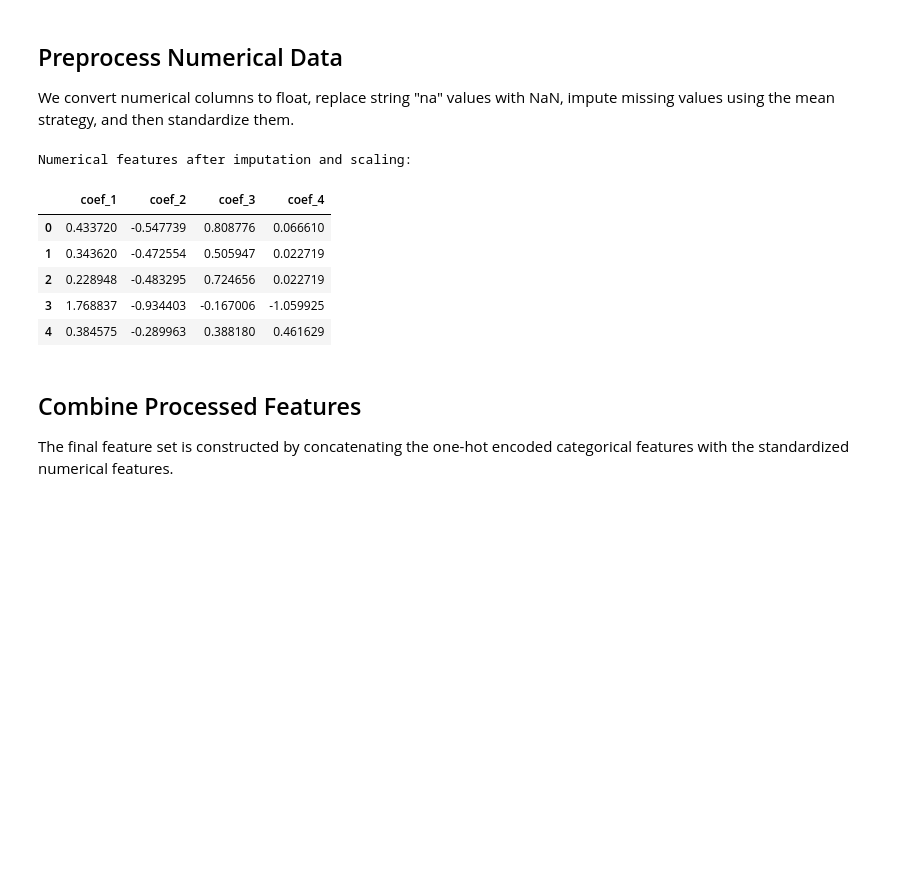
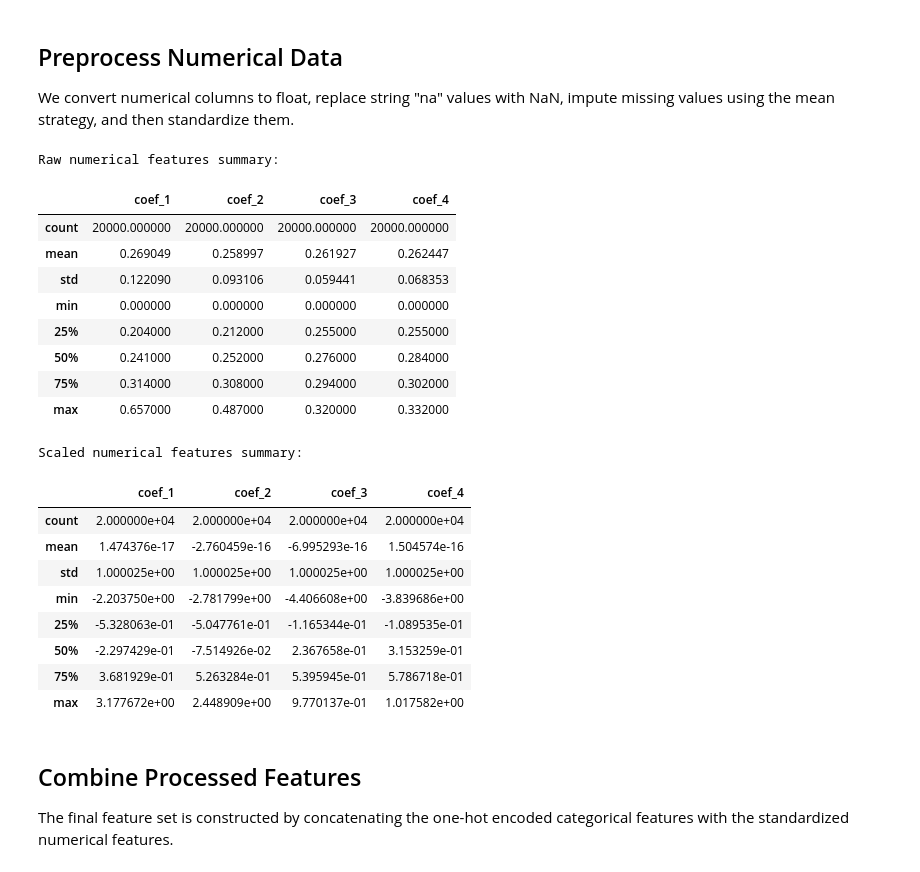
Before and after one commit to NicolasUdea/ia-eda-analysis, a Jupyter notebook: 02 - preprocesado.ipynb, the cells around one changed output. Cells and saved outputs as stored; diff of their text form; code cells hidden in the pictures; blank space fills up the shorter version.

```diff
--- a/02 - preprocesado.ipynb
+++ b/02 - preprocesado.ipynb
@@ -81,21 +81,39 @@ Categorical features after one-hot encoding:
 We convert numerical columns to float, replace string "na" values with NaN, impute missing values using the mean strategy, and then standardize them.
 # %%
 X_num = X_sample_filled[num_cols].replace("na", np.nan).astype(float)
+# Summary of raw numerical data
+print("Raw numerical features summary:")
+display(X_num.describe())
+
 imputer = SimpleImputer(strategy="mean")
 X_num_imputed = imputer.fit_transform(X_num)
 
 scaler = StandardScaler()
 X_num_scaled = scaler.fit_transform(X_num_imputed)
-print("Numerical features after imputation and scaling:")
-display(pd.DataFrame(X_num_scaled, columns=num_cols).head())
+# Summary after scaling
+print("Scaled numerical features summary:")
+display(pd.DataFrame(X_num_scaled, columns=num_cols).describe())
 # %% [output]
-Numerical features after imputation and scaling:
+Raw numerical features summary:
 |  | coef_1 | coef_2 | coef_3 | coef_4 |
-| 0 | 0.433720 | -0.547739 | 0.808776 | 0.066610 |
-| 1 | 0.343620 | -0.472554 | 0.505947 | 0.022719 |
-| 2 | 0.228948 | -0.483295 | 0.724656 | 0.022719 |
-| 3 | 1.768837 | -0.934403 | -0.167006 | -1.059925 |
-| 4 | 0.384575 | -0.289963 | 0.388180 | 0.461629 |
+| count | 20000.000000 | 20000.000000 | 20000.000000 | 20000.000000 |
+| mean | 0.269049 | 0.258997 | 0.261927 | 0.262447 |
+| std | 0.122090 | 0.093106 | 0.059441 | 0.068353 |
+| min | 0.000000 | 0.000000 | 0.000000 | 0.000000 |
+| 25% | 0.204000 | 0.212000 | 0.255000 | 0.255000 |
+| 50% | 0.241000 | 0.252000 | 0.276000 | 0.284000 |
+| 75% | 0.314000 | 0.308000 | 0.294000 | 0.302000 |
+| max | 0.657000 | 0.487000 | 0.320000 | 0.332000 |
+Scaled numerical features summary:
+|  | coef_1 | coef_2 | coef_3 | coef_4 |
+| count | 2.000000e+04 | 2.000000e+04 | 2.000000e+04 | 2.000000e+04 |
+| mean | 1.474376e-17 | -2.760459e-16 | -6.995293e-16 | 1.504574e-16 |
+| std | 1.000025e+00 | 1.000025e+00 | 1.000025e+00 | 1.000025e+00 |
+| min | -2.203750e+00 | -2.781799e+00 | -4.406608e+00 | -3.839686e+00 |
+| 25% | -5.328063e-01 | -5.047761e-01 | -1.165344e-01 | -1.089535e-01 |
+| 50% | -2.297429e-01 | -7.514926e-02 | 2.367658e-01 | 3.153259e-01 |
+| 75% | 3.681929e-01 | 5.263284e-01 | 5.395945e-01 | 5.786718e-01 |
+| max | 3.177672e+00 | 2.448909e+00 | 9.770137e-01 | 1.017582e+00 |
 # %% [markdown]
 ## Combine Processed Features
 The final feature set is constructed by concatenating the one-hot encoded categorical features with the standardized numerical features.
```
Also changed, not shown: parts of 1 cell of this notebook.
